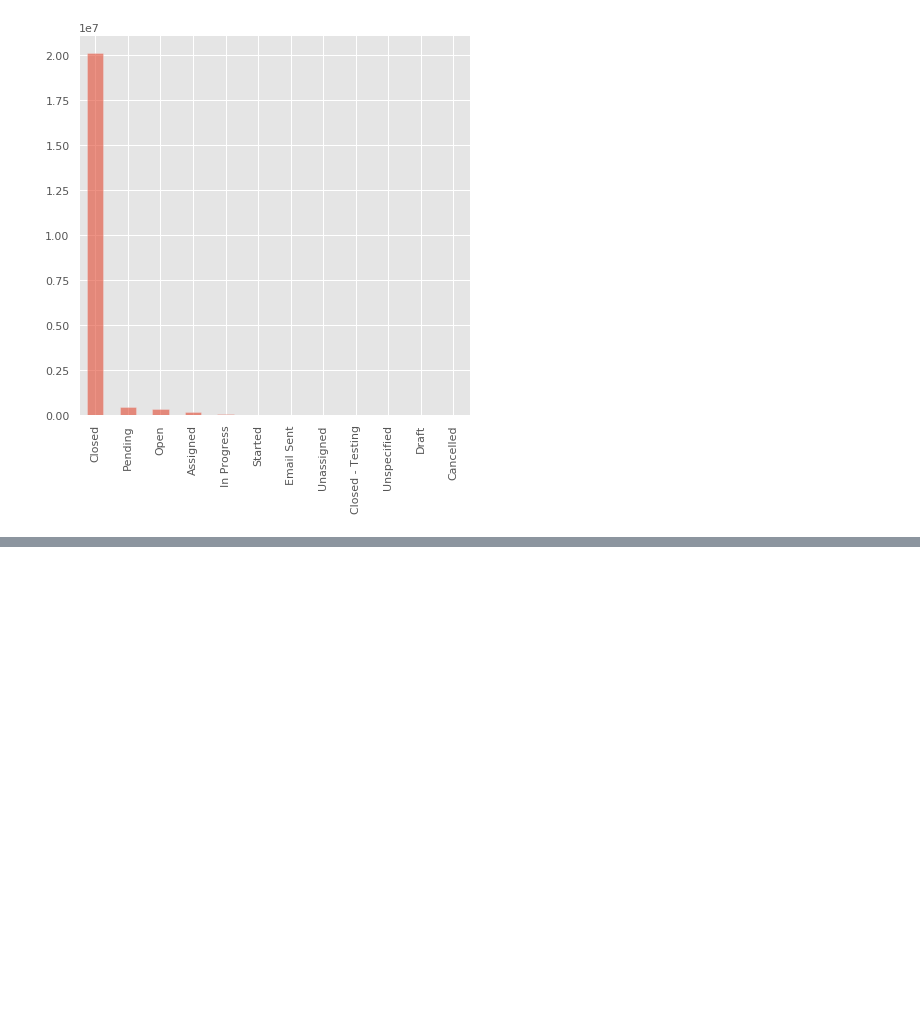
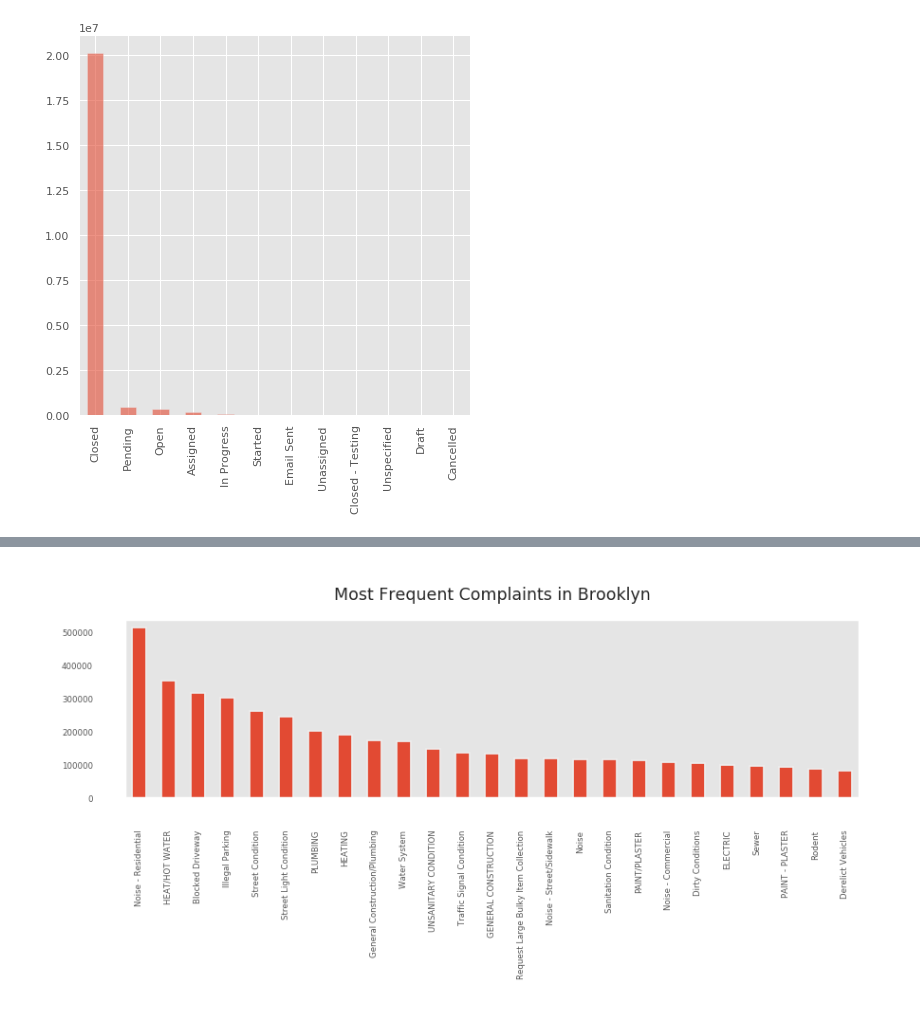
Before and after one commit to Nik8x/Dask_Python_Dataframe_7GB, a Jupyter notebook: Dask_Python_Dataframe_7GB.ipynb, the cells around one changed output, grey strips where cells are left out. Cells and saved outputs as stored; diff of their text form; code cells hidden in the pictures; blank space fills up the shorter version.

```diff
--- a/Dask_Python_Dataframe_7GB.ipynb
+++ b/Dask_Python_Dataframe_7GB.ipynb
@@ -172,0 +260,5 @@ plt.show()
+# %%
+dfbrooklyn.ComplaintType.value_counts().head(25).plot(kind='bar', figsize=(4, 1),title = 'Most Frequent Complaints in Brooklyn')
+plt.show()
+# %% [output]
+[figure, added]
```
Also changed, not shown: parts of 20 cells of this notebook.
